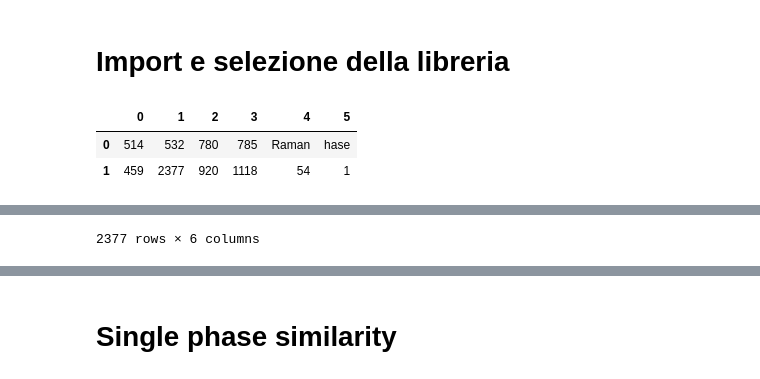
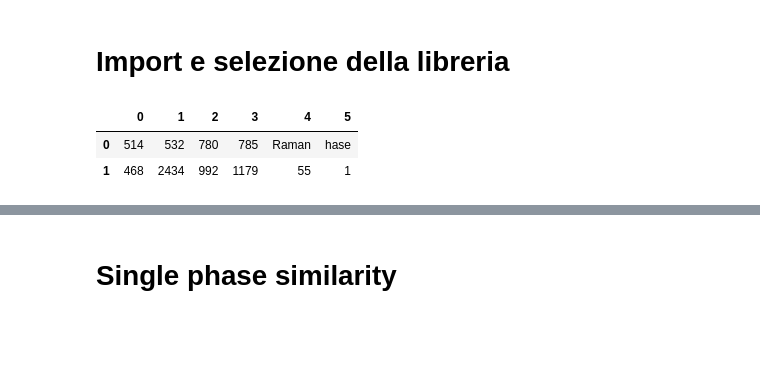
Before and after one commit to FabioBrugnara/pyram, a Jupyter notebook: 2-spectrum_recognition/library_similarity.ipynb, the cells around one changed output, grey strips where cells are left out. Cells and saved outputs as stored; diff of their text form; code cells hidden in the pictures; blank space fills up the shorter version.

```diff
--- a/2-spectrum_recognition/library_similarity.ipynb
+++ b/2-spectrum_recognition/library_similarity.ipynb
@@ -40,38 +40,33 @@ def RRUFF2DF():
         step = 0
 
         for j in lib_names[i]:
             if step == 0 and j != '_':
                 name_t += j
             elif step == 2 and j != '_':
                 RRUFF_ID_t += j
             elif step == 4 and j != '_':
                 spectra_type_t += j
             elif step == 6 and j != '_':
                 wave_length_t += j
             else:
                 step+=1
 
         name[i] = name_t
         RRUFF_ID[i] = RRUFF_ID_t
         spectra_type[i] = spectra_type_t
         wave_length[i] = wave_length_t
         spectra[i] = pr.lib(lib_names[i])
         full_name[i] = lib_names[i]
 
     global RRUFF_lib
     RRUFF_lib = pd.DataFrame({'name':name, 'RRUFF_ID':RRUFF_ID, 'spectra_type':spectra_type, 'laser':wave_length, 'S':spectra, 'full_name':full_name})
 
     return RRUFF_lib
 
-DB = RRUFF2DF()
+RRUFF = RRUFF2DF()
 
-display(pd.DataFrame(np.unique(DB.laser, return_counts=True)))
-laser = '532'
-DB = DB[DB.laser == laser]
-DB = DB.reset_index(drop=True)
-
-DB
+display(pd.DataFrame(np.unique(RRUFF.laser, return_counts=True)))
 # %% [output]
 |  | 0 | 1 | 2 | 3 | 4 | 5 |
 | 0 | 514 | 532 | 780 | 785 | Raman | hase |
-| 1 | 459 | 2377 | 920 | 1118 | 54 | 1 |
+| 1 | 468 | 2434 | 992 | 1179 | 55 | 1 |
@@ -90 +72,0 @@ DB
-2377 rows × 6 columns
```
Also changed, not shown: parts of 11 cells of this notebook, 7 other files.
